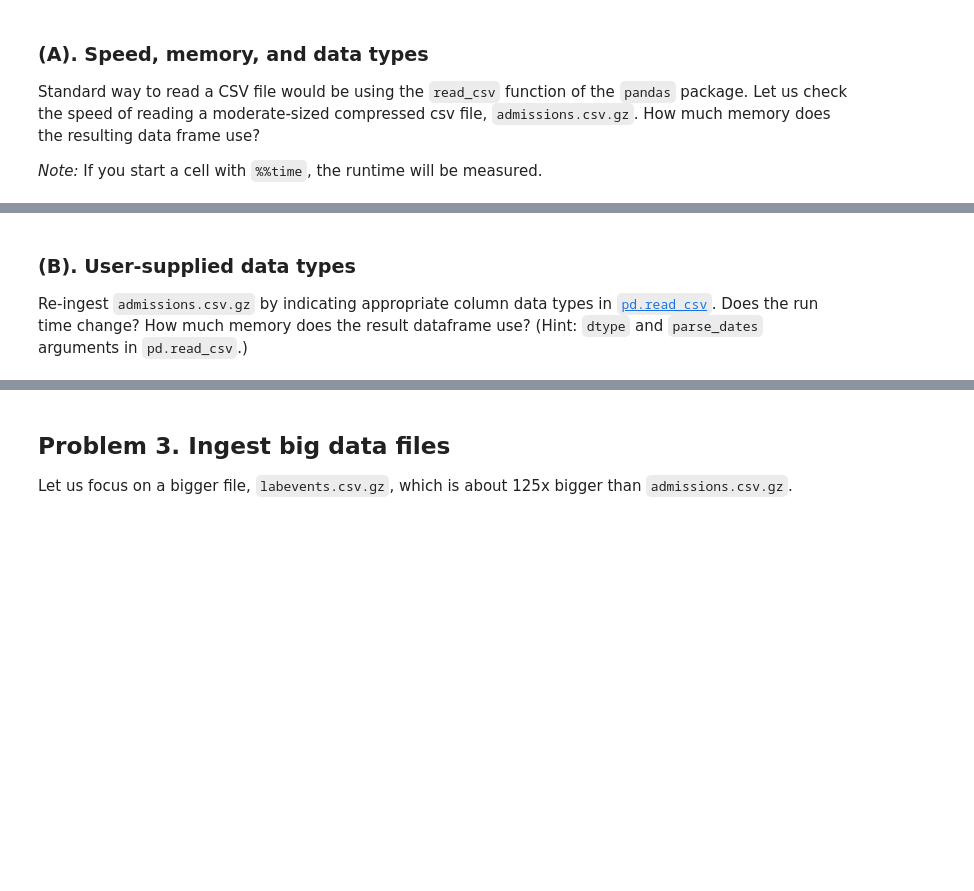
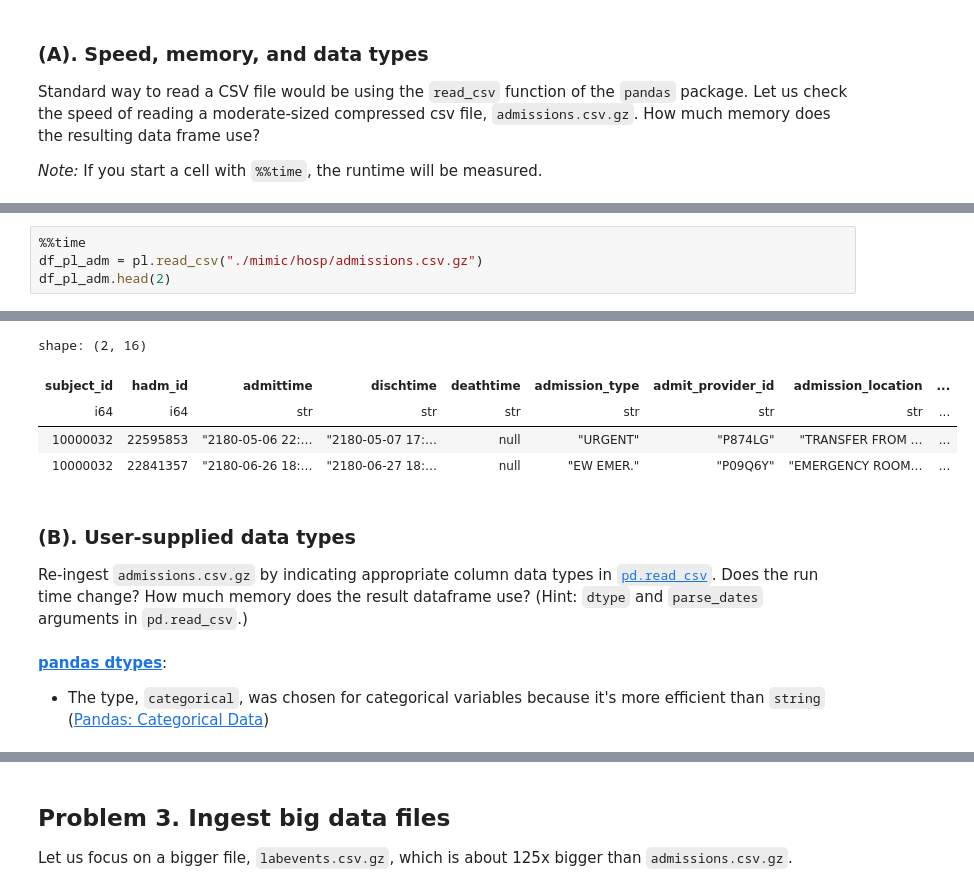
Before and after one commit to taylorswrite/biostat-203c-2024-spring, a Jupyter notebook: hw3/hw3.ipynb, the cells around one changed output, grey strips where cells are left out. Saved outputs shown, nothing was run; the diff lists cells and outputs as text; blank space fills up the shorter version.

```diff
--- a/hw3/hw3.ipynb
+++ b/hw3/hw3.ipynb
@@ -233,0 +242,5 @@ Wall time: 11.2 µs
+# %%
+%%time
+df_pl_adm = pl.read_csv("./mimic/hosp/admissions.csv.gz")
+df_pl_adm.head(2)
+# %% [output]
@@ -234,4 +249,13 @@ Wall time: 11.2 µs
+shape: (2, 16)
+| subject_id | hadm_id | admittime | dischtime | deathtime | admission_type | admit_provider_id | admission_location | ... |
+| i64 | i64 | str | str | str | str | str | str | ... |
+| 10000032 | 22595853 | "2180-05-06 22:… | "2180-05-07 17:… | null | "URGENT" | "P874LG" | "TRANSFER FROM … | ... |
+| 10000032 | 22841357 | "2180-06-26 18:… | "2180-06-27 18:… | null | "EW EMER." | "P09Q6Y" | "EMERGENCY ROOM… | ... |
 # %% [markdown]
 ### (B). User-supplied data types
 
 Re-ingest `admissions.csv.gz` by indicating appropriate column data types in [`pd.read_csv`](https://pandas.pydata.org/pandas-docs/stable/reference/api/pandas.read_csv.html). Does the run time change? How much memory does the result dataframe use? (Hint: `dtype` and `parse_dates` arguments in `pd.read_csv`.)
+# %% [markdown]
+[**pandas dtypes**](https://pandas.pydata.org/pandas-docs/stable/user_guide/basics.html#dtypes):
+
+- The type, `categorical`, was chosen for categorical variables because it's more efficient than `string` ([Pandas: Categorical Data](https://pandas.pydata.org/docs/user_guide/categorical.html))
```
Also changed, not shown: parts of 18 cells of this notebook, 1 other file.
